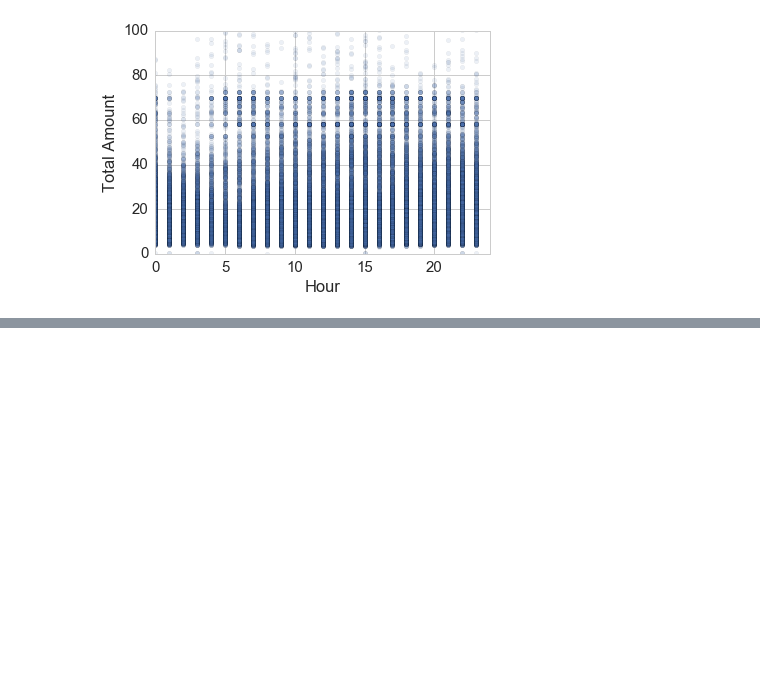
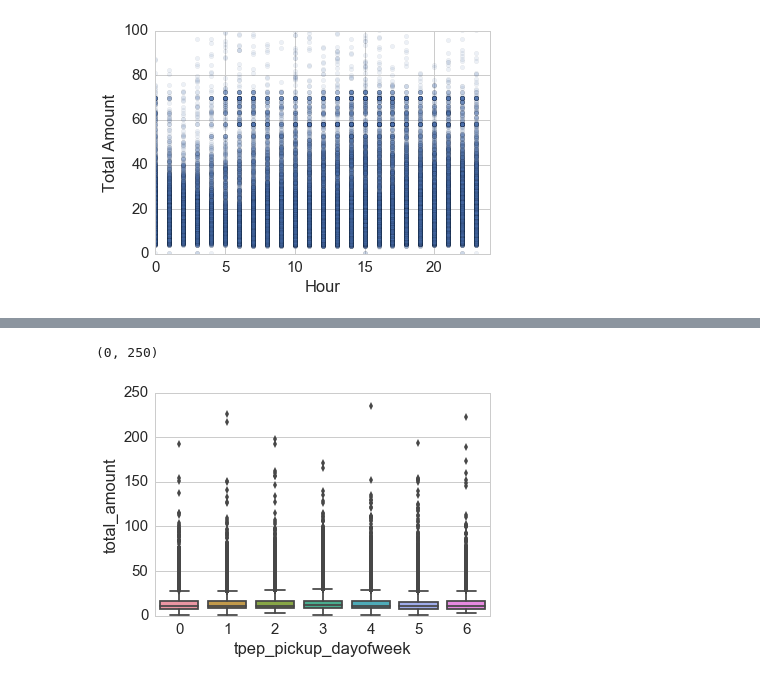
Before and after one commit to rajashreebaradur/DataScienceGA_Final_Project, a Jupyter notebook: project-files/file_1.ipynb, the cells around one changed output, grey strips where cells are left out. Drawn from its saved outputs; the diff is of its cells as text; code cells hidden in the pictures; blank space fills up the shorter version.

```diff
--- a/project-files/file_1.ipynb
+++ b/project-files/file_1.ipynb
@@ -185,3 +183,9 @@ plt.show()
+# %%
+sns.boxplot(x='tpep_pickup_dayofweek', y='total_amount', data=df)
+plt.ylim(0, 250)
+# %% [output]
+(0, 250)
+[figure, added]
 # %%
 # Set target variable name
 target = 'total_amount'
```
Also changed, not shown: parts of 6 cells of this notebook.
